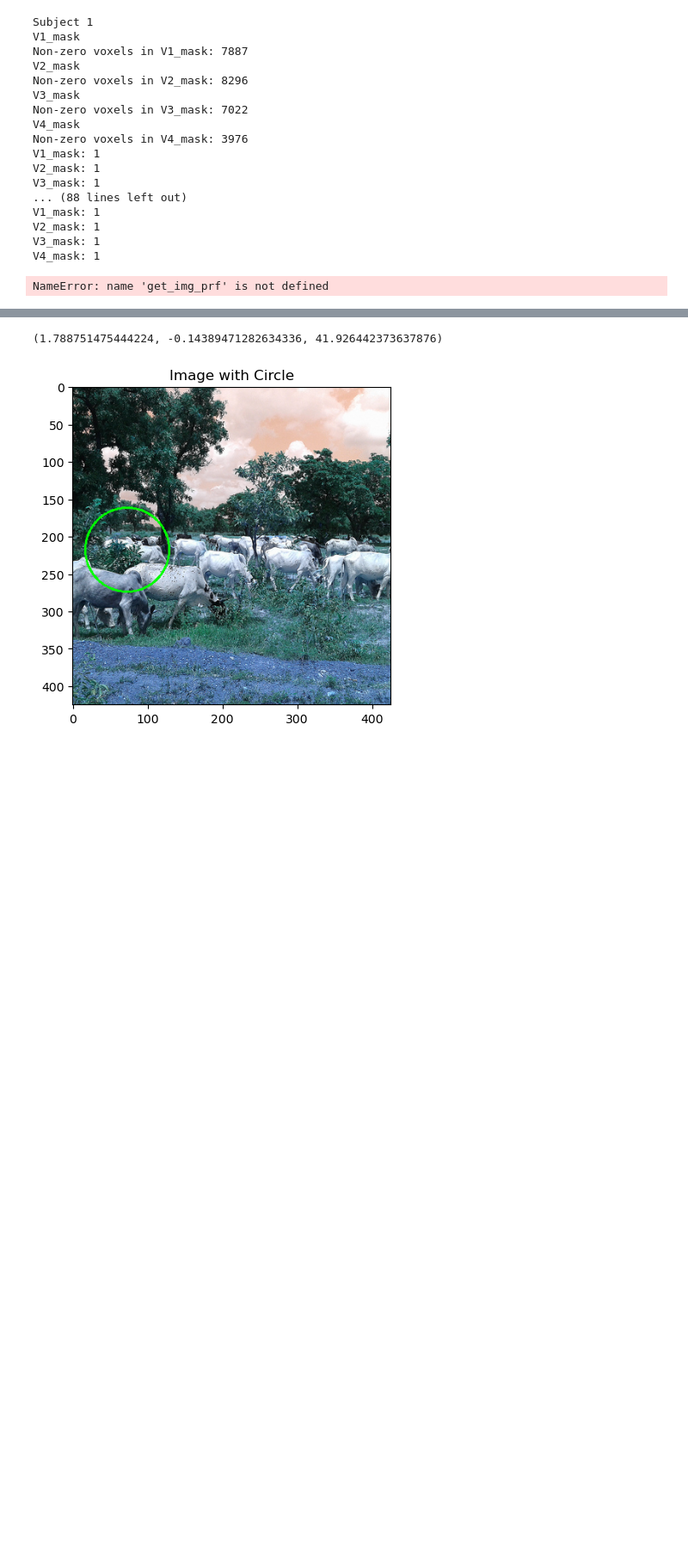
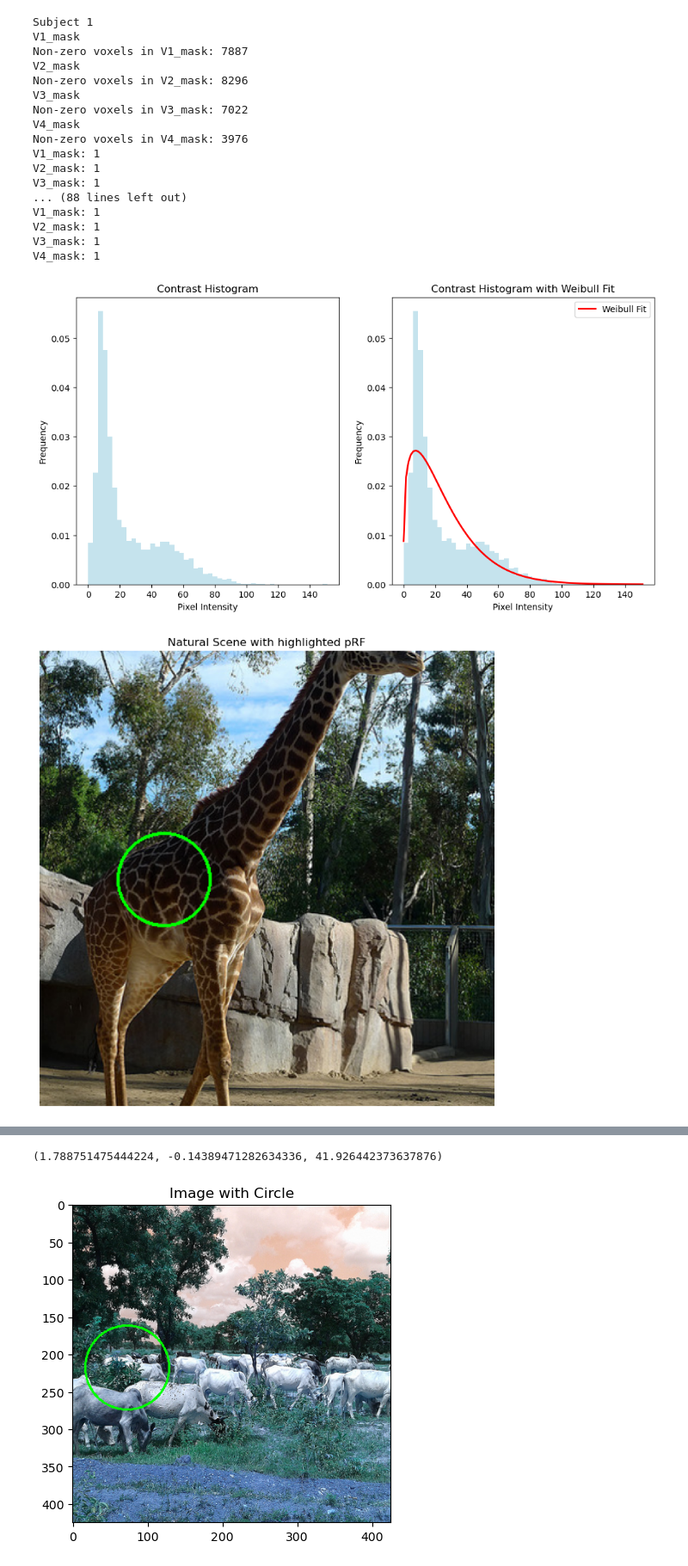
Before and after one commit to WiegerScheurer/spatpred, a Jupyter notebook: notebooks/img_tools.ipynb, the cells around one changed output, grey strips where cells are left out. Shown at 86% size. Saved outputs shown, nothing was run; the diff lists cells and outputs as text; code cells hidden in the pictures; blank space fills up the shorter version.

```diff
--- a/notebooks/img_tools.ipynb
+++ b/notebooks/img_tools.ipynb
@@ -499,6 +494,7 @@ V4_mask: 1
 # %%
 prf_details, weibull_pars = get_img_prf(show_stim(hide='y')[0], type='cut_gaussian', binary_masks = vismask_dict,
             prf_proc_dict = prf_dict, roi = 'V1', sigma_min = .4,
-            sigma_max = 1, rand_seed=None, invert='n', central = 'n', grid = 'n')
+            sigma_max = 1, ecc_max = 2, rand_seed=None, invert='n', central = 'n', grid = 'n')
 # %% [output]
-NameError: name 'get_img_prf' is not defined
+[figure, added]
+[figure, added]
```
Also changed, not shown: parts of 3 cells of this notebook, 1 other file.
